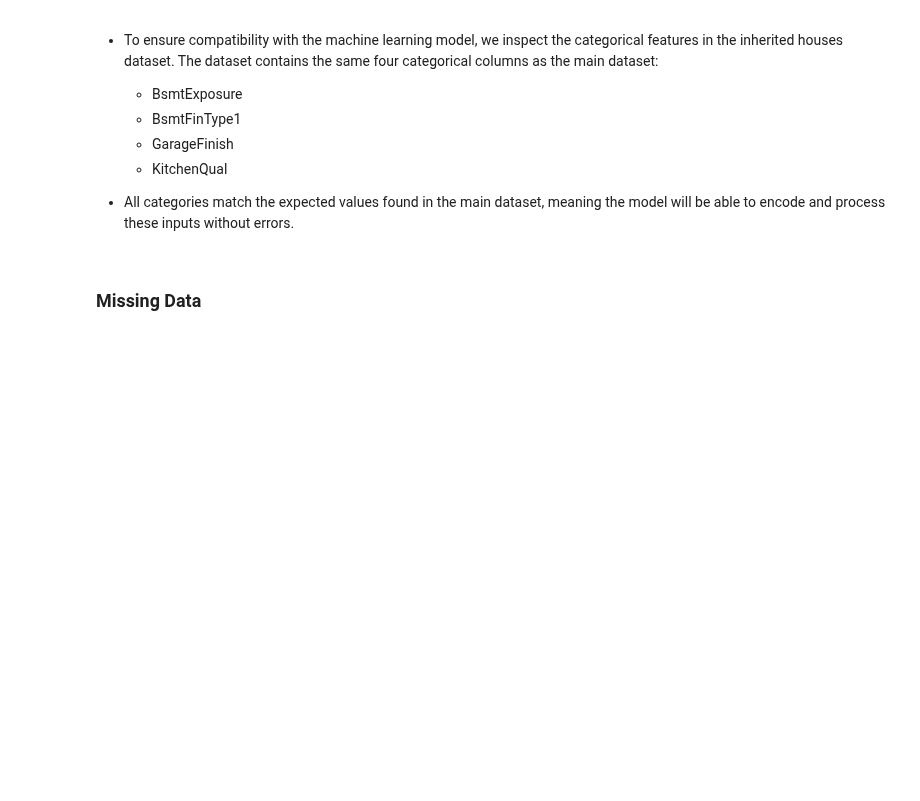
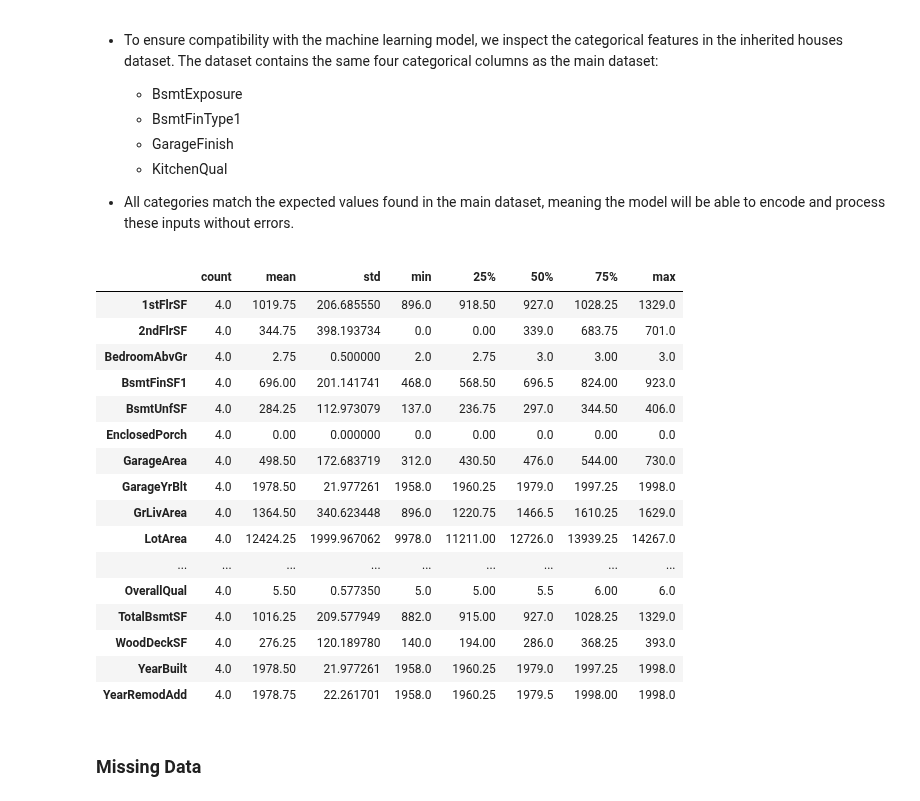
Before and after one commit to aishieee/p5-heritage-housing, a Jupyter notebook: jupyter_notebooks/01_data_exploration.ipynb, the cells around one changed output. Saved outputs shown, nothing was run; the diff lists cells and outputs as text; code cells hidden in the pictures; blank space fills up the shorter version.

Commit message:
Add table showing summary statistics for numerical features in inherited houses

```diff
--- a/jupyter_notebooks/01_data_exploration.ipynb
+++ b/jupyter_notebooks/01_data_exploration.ipynb
@@ -438,6 +438,28 @@ Name: count, dtype: int64
    - KitchenQual
 
 * All categories match the expected values found in the main dataset, meaning the model will be able to encode and process these inputs without errors.
+# %%
+# Summary statistics for numerical features in inherited houses
+inherited_num_summary = inherited.select_dtypes(include=['number']).describe().T
+inherited_num_summary
+# %% [output]
+|  | count | mean | std | min | 25% | 50% | 75% | max |
+| 1stFlrSF | 4.0 | 1019.75 | 206.685550 | 896.0 | 918.50 | 927.0 | 1028.25 | 1329.0 |
+| 2ndFlrSF | 4.0 | 344.75 | 398.193734 | 0.0 | 0.00 | 339.0 | 683.75 | 701.0 |
+| BedroomAbvGr | 4.0 | 2.75 | 0.500000 | 2.0 | 2.75 | 3.0 | 3.00 | 3.0 |
+| BsmtFinSF1 | 4.0 | 696.00 | 201.141741 | 468.0 | 568.50 | 696.5 | 824.00 | 923.0 |
+| BsmtUnfSF | 4.0 | 284.25 | 112.973079 | 137.0 | 236.75 | 297.0 | 344.50 | 406.0 |
+| EnclosedPorch | 4.0 | 0.00 | 0.000000 | 0.0 | 0.00 | 0.0 | 0.00 | 0.0 |
+| GarageArea | 4.0 | 498.50 | 172.683719 | 312.0 | 430.50 | 476.0 | 544.00 | 730.0 |
+| GarageYrBlt | 4.0 | 1978.50 | 21.977261 | 1958.0 | 1960.25 | 1979.0 | 1997.25 | 1998.0 |
+| GrLivArea | 4.0 | 1364.50 | 340.623448 | 896.0 | 1220.75 | 1466.5 | 1610.25 | 1629.0 |
+| LotArea | 4.0 | 12424.25 | 1999.967062 | 9978.0 | 11211.00 | 12726.0 | 13939.25 | 14267.0 |
+| ... | ... | ... | ... | ... | ... | ... | ... | ... |
+| OverallQual | 4.0 | 5.50 | 0.577350 | 5.0 | 5.00 | 5.5 | 6.00 | 6.0 |
+| TotalBsmtSF | 4.0 | 1016.25 | 209.577949 | 882.0 | 915.00 | 927.0 | 1028.25 | 1329.0 |
+| WoodDeckSF | 4.0 | 276.25 | 120.189780 | 140.0 | 194.00 | 286.0 | 368.25 | 393.0 |
+| YearBuilt | 4.0 | 1978.50 | 21.977261 | 1958.0 | 1960.25 | 1979.0 | 1997.25 | 1998.0 |
+| YearRemodAdd | 4.0 | 1978.75 | 22.261701 | 1958.0 | 1960.25 | 1979.5 | 1998.00 | 1998.0 |
 # %% [markdown]
 ### Missing Data
 # %%
```
Also changed, not shown: parts of 1 cell of this notebook.
